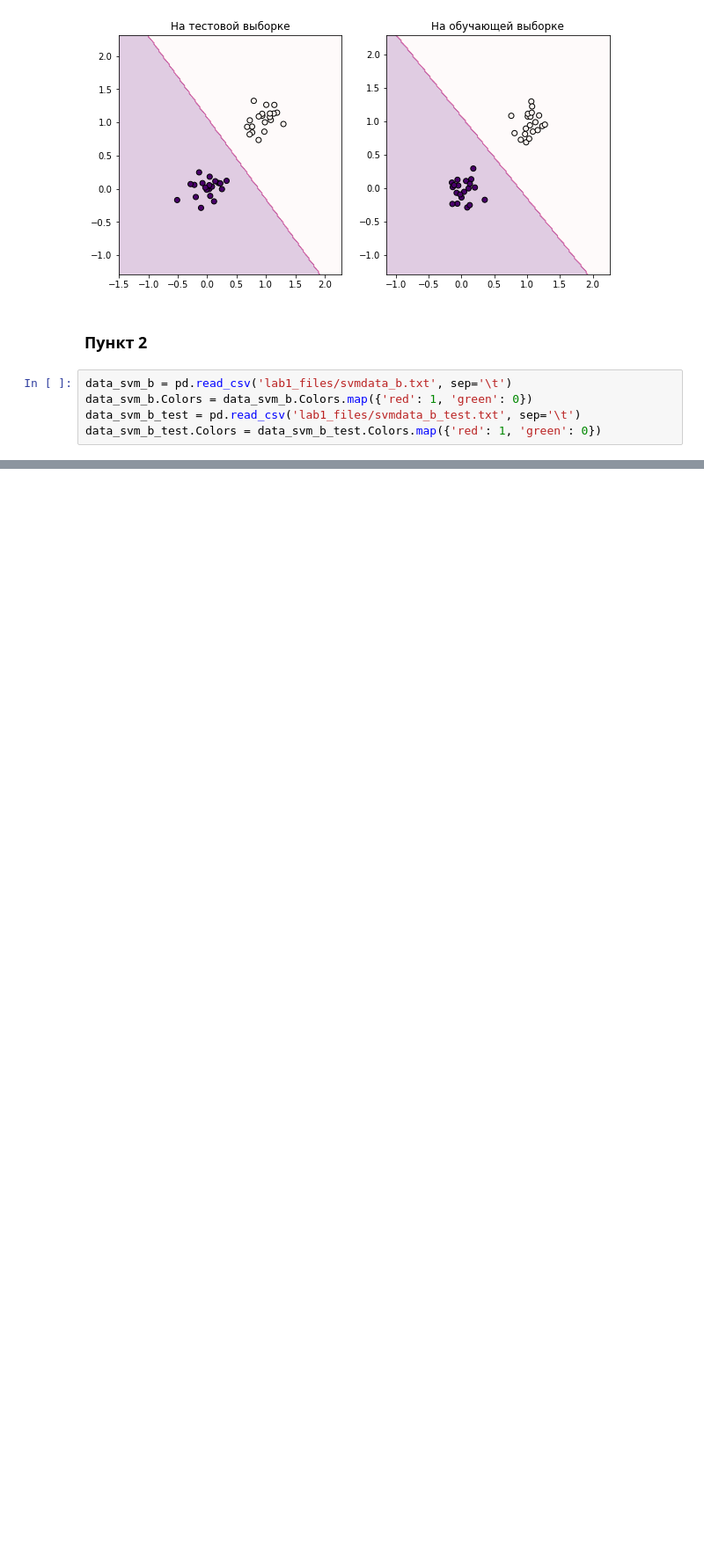
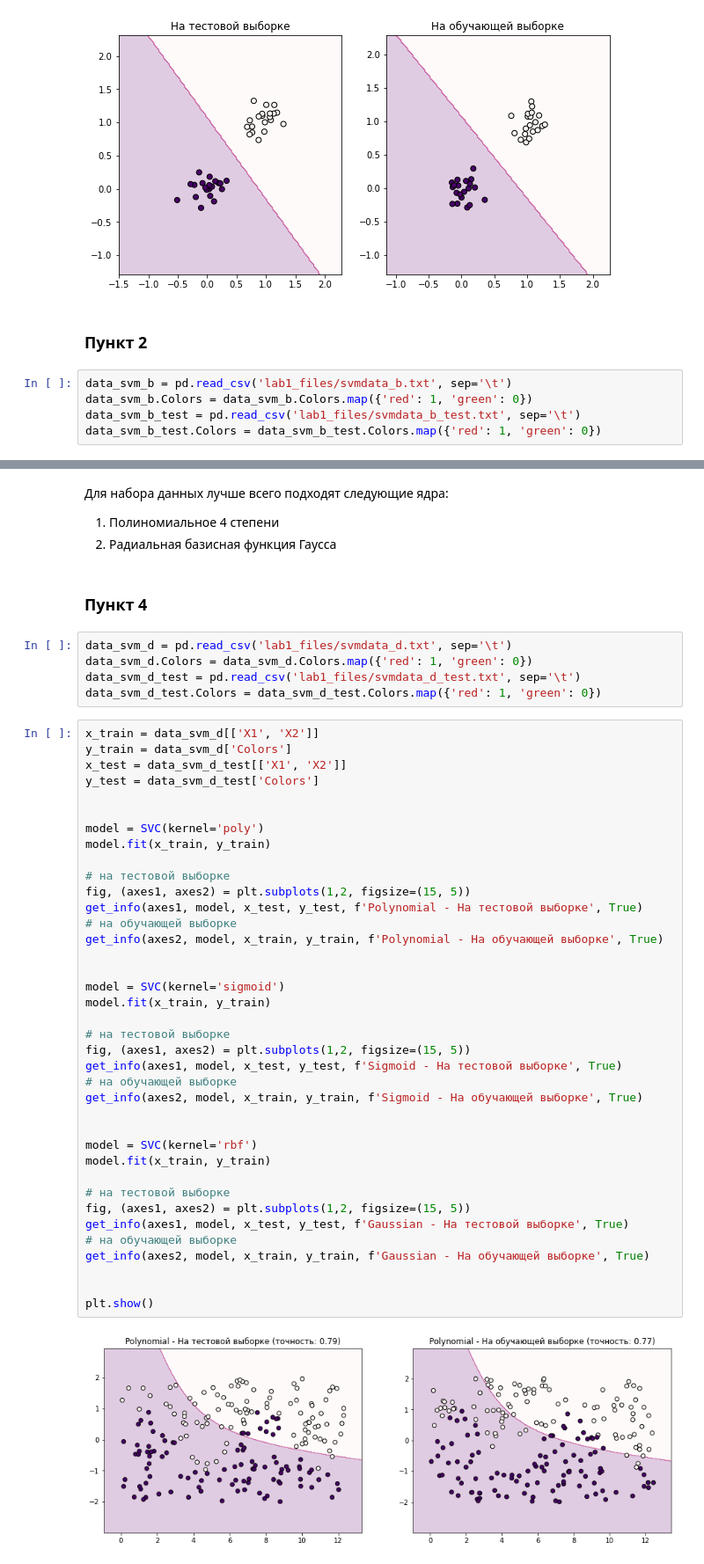
Before and after one commit to dumaevrinat/machine_learning_labs, a Jupyter notebook: Lab 1 Classification.ipynb, the cells around one changed output, grey strips where cells are left out. Shown at 88% size. Saved outputs shown, nothing was run; the diff lists cells and outputs as text; blank space fills up the shorter version.

```diff
--- a/Lab 1 Classification.ipynb
+++ b/Lab 1 Classification.ipynb
@@ -489,0 +553,51 @@ plt.show()
+# %% [markdown]
+Для набора данных лучше всего подходят следующие ядра:
+1. Полиномиальное 4 степени
+2. Радиальная базисная функция Гаусса
+# %% [markdown]
+### Пункт 4
+# %%
+data_svm_d = pd.read_csv('lab1_files/svmdata_d.txt', sep='\t')
+data_svm_d.Colors = data_svm_d.Colors.map({'red': 1, 'green': 0})
+data_svm_d_test = pd.read_csv('lab1_files/svmdata_d_test.txt', sep='\t')
+data_svm_d_test.Colors = data_svm_d_test.Colors.map({'red': 1, 'green': 0})
+# %%
+x_train = data_svm_d[['X1', 'X2']]
+y_train = data_svm_d['Colors']
+x_test = data_svm_d_test[['X1', 'X2']]
+y_test = data_svm_d_test['Colors']
+
+
+model = SVC(kernel='poly')
+model.fit(x_train, y_train)
+
+# на тестовой выборке
+fig, (axes1, axes2) = plt.subplots(1,2, figsize=(15, 5))
+get_info(axes1, model, x_test, y_test, f'Polynomial - На тестовой выборке', True)
+# на обучающей выборке
+get_info(axes2, model, x_train, y_train, f'Polynomial - На обучающей выборке', True)
+
+
+model = SVC(kernel='sigmoid')
+model.fit(x_train, y_train)
+
+# на тестовой выборке
+fig, (axes1, axes2) = plt.subplots(1,2, figsize=(15, 5))
+get_info(axes1, model, x_test, y_test, f'Sigmoid - На тестовой выборке', True)
+# на обучающей выборке
+get_info(axes2, model, x_train, y_train, f'Sigmoid - На обучающей выборке', True)
+
+
+model = SVC(kernel='rbf')
+model.fit(x_train, y_train)
+
+# на тестовой выборке
+fig, (axes1, axes2) = plt.subplots(1,2, figsize=(15, 5))
+get_info(axes1, model, x_test, y_test, f'Gaussian - На тестовой выборке', True)
+# на обучающей выборке
+get_info(axes2, model, x_train, y_train, f'Gaussian - На обучающей выборке', True)
+
+
+plt.show()
+# %% [output]
+[figure, added]
```
Also changed, not shown: parts of 11 cells of this notebook.
